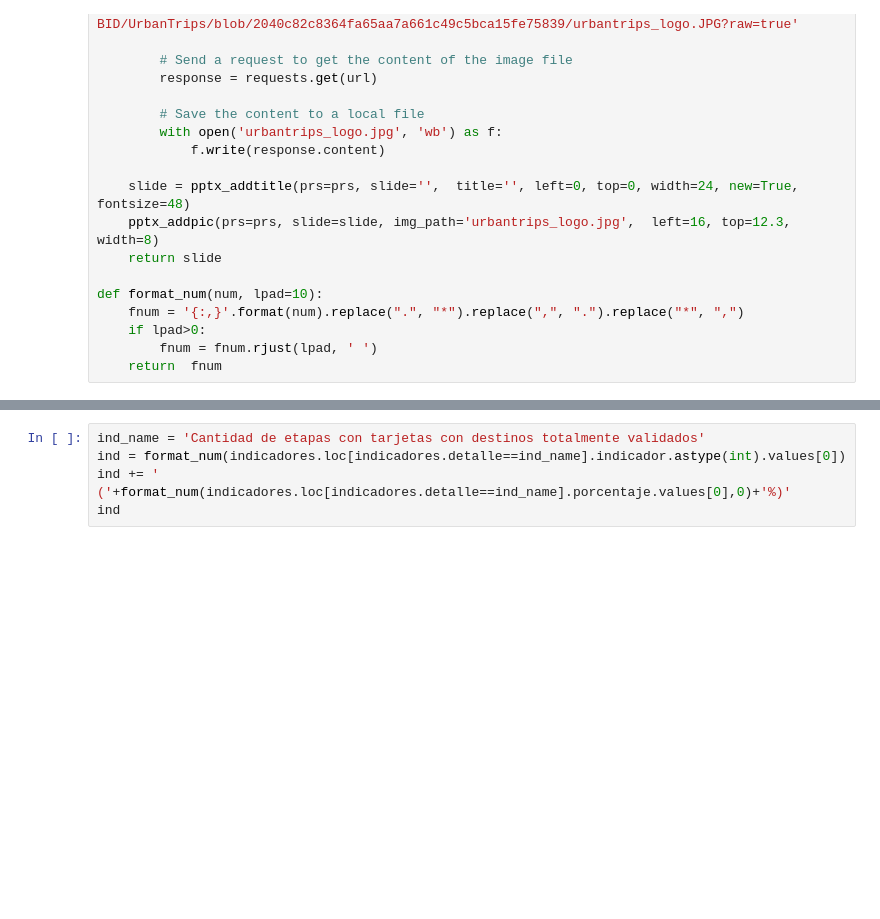
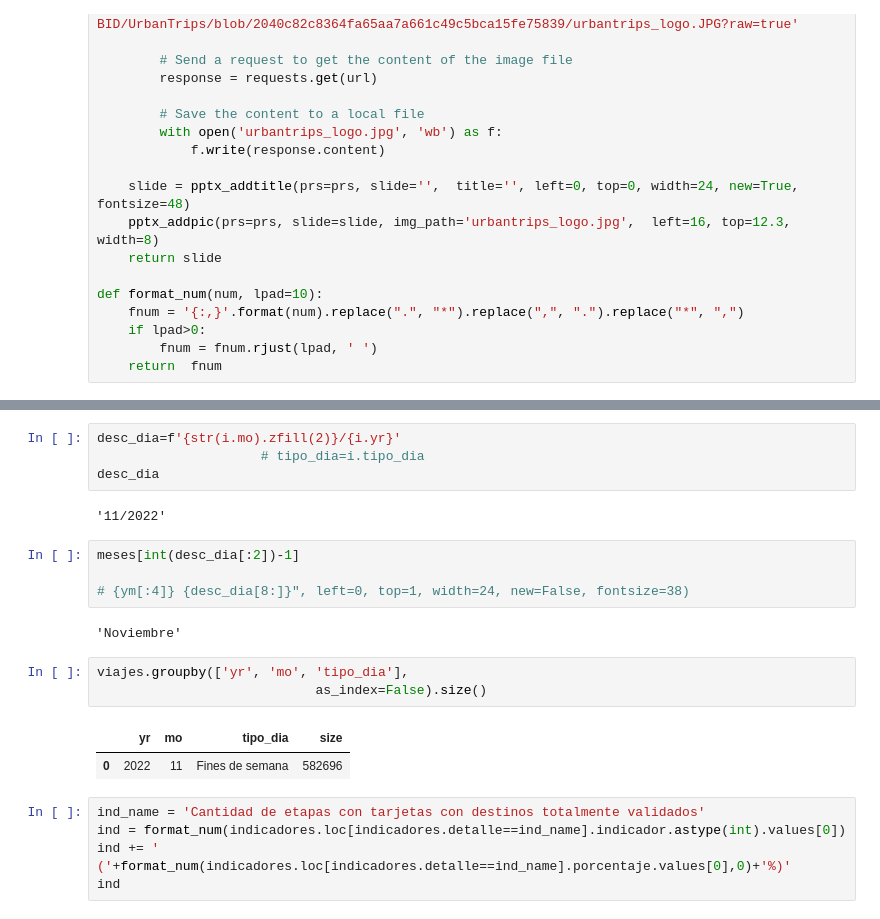
Before and after one commit to EL-BID/UrbanTrips, a Jupyter notebook: run_urbantrips.ipynb, the cells around one changed output, grey strips where cells are left out. Saved outputs shown, nothing was run; the diff lists cells and outputs as text; blank space fills up the shorter version.

```diff
--- a/run_urbantrips.ipynb
+++ b/run_urbantrips.ipynb
@@ -649,3 +794,21 @@ resultados\ppts\amba2_muestra10__2022-11(Fines de semana).pptx
+# %%
+desc_dia=f'{str(i.mo).zfill(2)}/{i.yr}'
+                     # tipo_dia=i.tipo_dia
+desc_dia
+# %% [output]
+'11/2022'
+# %%
+meses[int(desc_dia[:2])-1]
+
+# {ym[:4]} {desc_dia[8:]}", left=0, top=1, width=24, new=False, fontsize=38)
+# %% [output]
+'Noviembre'
+# %%
+viajes.groupby(['yr', 'mo', 'tipo_dia'],
+                            as_index=False).size()
+# %% [output]
+|  | yr | mo | tipo_dia | size |
+| 0 | 2022 | 11 | Fines de semana | 582696 |
 # %%
 ind_name = 'Cantidad de etapas con tarjetas con destinos totalmente validados'
 ind = format_num(indicadores.loc[indicadores.detalle==ind_name].indicador.astype(int).values[0])
```
Also changed, not shown: parts of 7 cells of this notebook, 5 other files.
